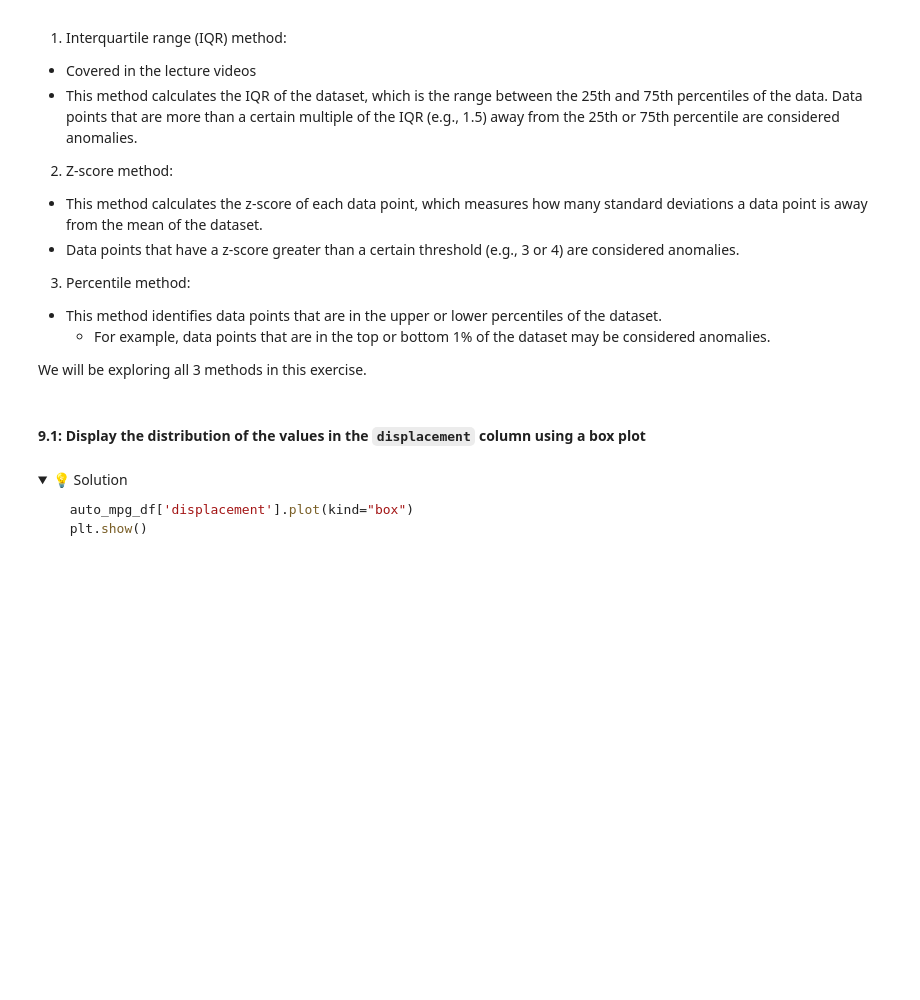
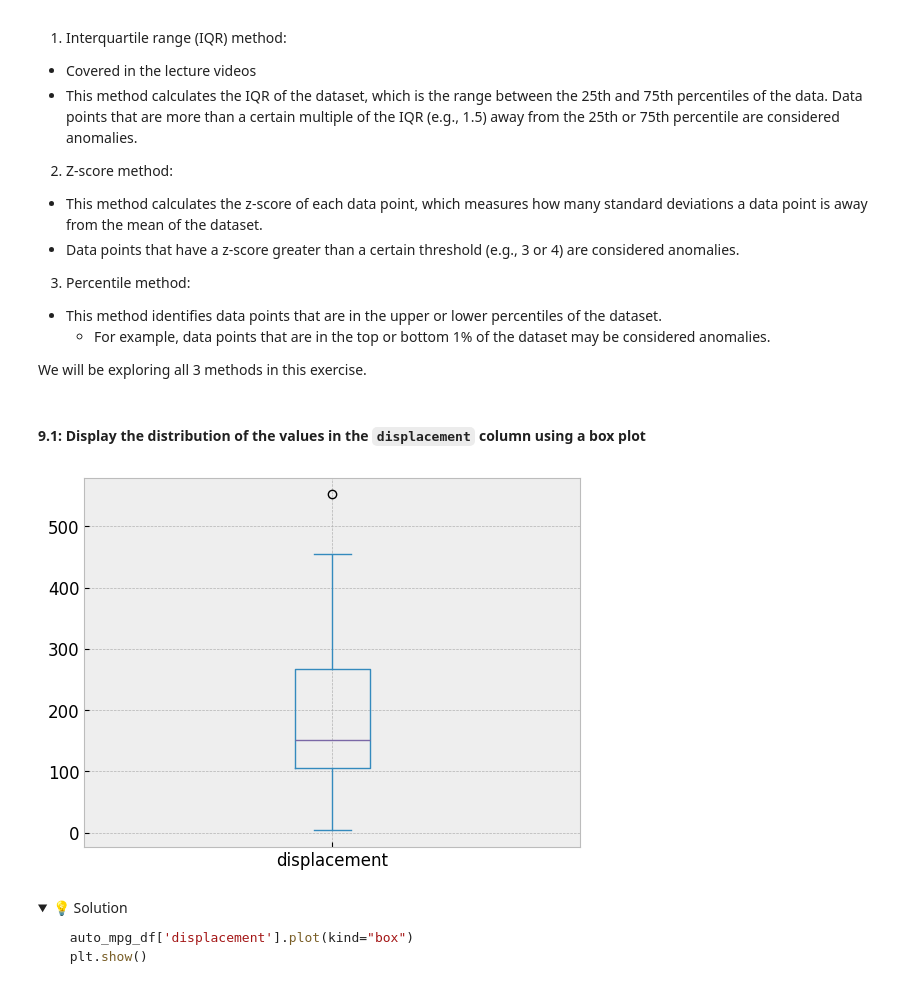
Before and after one commit to IT4063-Spring2025/exploratory-data-analysis-ravinayakk, a Jupyter notebook: notebook.ipynb, the cells around one changed output. Cells and saved outputs as stored; diff of their text form; code cells hidden in the pictures; folded sections open; blank space fills up the shorter version.

```diff
--- a/notebook.ipynb
+++ b/notebook.ipynb
@@ -560,6 +560,8 @@ plt.show()
 [figure]
 # %% [markdown]
 #### 8.4: Replace the missing values in the `horsepower` column with the median value
+# %%
+auto_mpg_df['horsepower'].fillna(horsepower_median, inplace=True)
 # %% [markdown]
 <details>
   <summary>💡 Solution</summary>
@@ -594,6 +609,11 @@ There are many statistical methods to detect outliers in a dataset.
 We will be exploring all 3 methods in this exercise.
 # %% [markdown]
 #### 9.1: Display the distribution of the values in the `displacement` column using a box plot
+# %%
+auto_mpg_df['displacement'].plot(kind="box")
+plt.show()
+# %% [output]
+[figure, added]
 # %% [markdown]
 <details>
   <summary>💡 Solution</summary>
```
Also changed, not shown: parts of 2 cells of this notebook.
